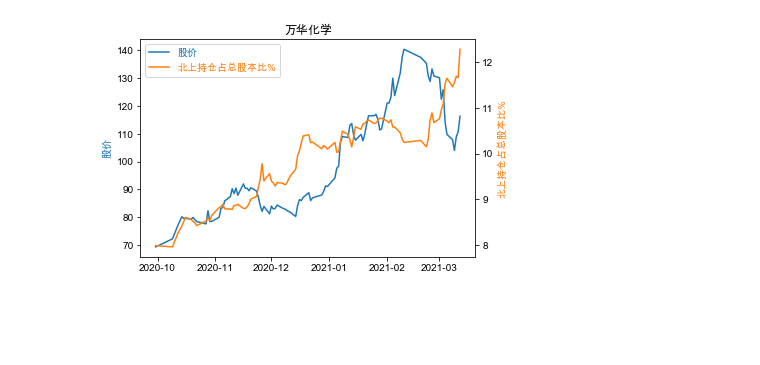
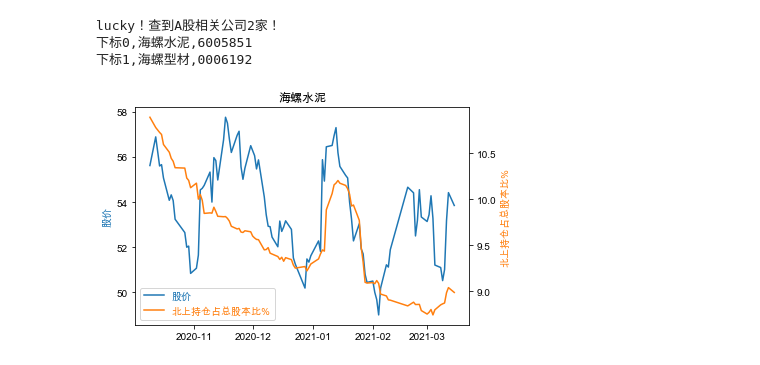
Before and after one commit to lllhhh/NorthSniper, a Jupyter notebook: north_sniper.ipynb, the cells around one changed output. Cells and saved outputs as stored; diff of their text form; code cells hidden in the pictures; blank space fills up the shorter version.

Commit message:
Update north_sniper.ipynb
完善查看个股北上资金功能。

```diff
--- a/north_sniper.ipynb
+++ b/north_sniper.ipynb
@@ -10,7 +10,6 @@ plt.rcParams["font.family"] = 'Arial Unicode MS'
 # %%
 # 获取输入的股票信息
 def get_stock_with_input():
-
     code_name = input("输入查询的股票名称或代码，如'万华化学'、'600309'：")
     stock_code = ''
     stock_name = ''
@@ -20,7 +19,11 @@ def get_stock_with_input():
         # 查询股票
         code = search_stock(code_name)
         if code is not None:
-            get_north_with_stock_code()
+            # 获取北上资金近100日数据
+            stock_code,marketType = assemble_stock_code(code)
+            north_arr = get_north_with_stock_code(stock_code,marketType)
+            # 画图
+            draw_north_price(north_arr)
 # %%
 # 查询股票
 def search_stock(input_word):
@@ -131,5 +119,7 @@ ES_RATIO": 4.0051,
-# %%
-# 画图
-draw_north_price(north_arr)
-# %% [output]
-[figure, removed]
+# %%
+get_stock_with_input()
+# %% [output]
+lucky！查到A股相关公司2家！
+下标0,海螺水泥,6005851
+下标1,海螺型材,0006192
+[figure, added]
```
Also changed, not shown: parts of 6 cells of this notebook.
